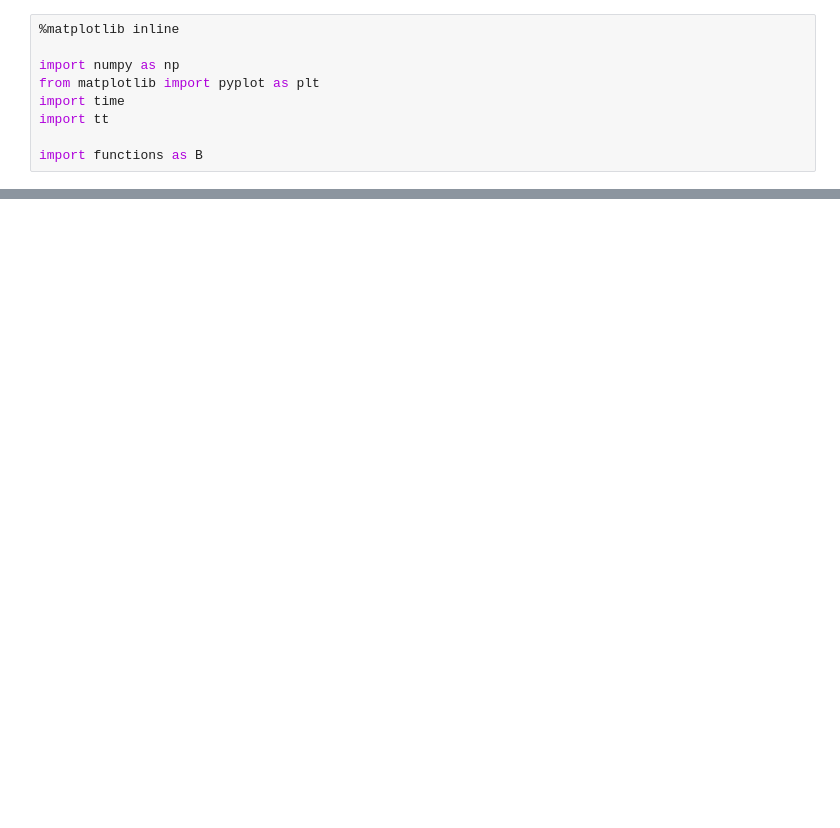
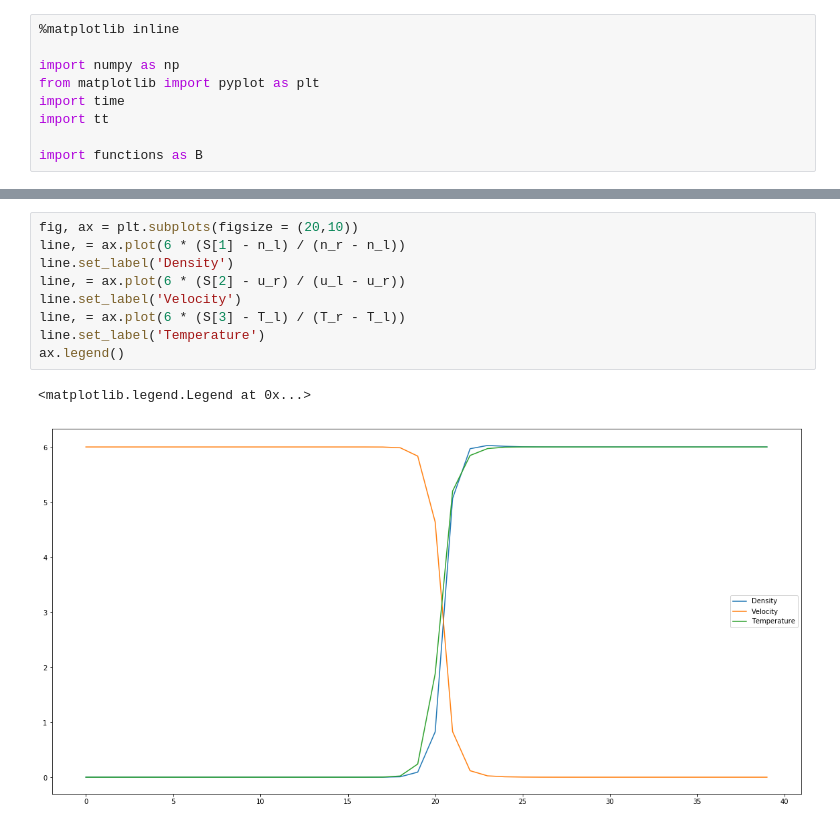
Before and after one commit to KornevEK/Boltzmann, a Jupyter notebook: REA_Solver_Boltzmann_TT_Execute.ipynb, the cells around one changed output, grey strips where cells are left out. Cells and saved outputs as stored; diff of their text form; blank space fills up the shorter version.

```diff
--- a/REA_Solver_Boltzmann_TT_Execute.ipynb
+++ b/REA_Solver_Boltzmann_TT_Execute.ipynb
@@ -66,0 +67,12 @@ time = 123.188284
+# %%
+fig, ax = plt.subplots(figsize = (20,10))
+line, = ax.plot(6 * (S[1] - n_l) / (n_r - n_l))
+line.set_label('Density')
+line, = ax.plot(6 * (S[2] - u_r) / (u_l - u_r))
+line.set_label('Velocity')
+line, = ax.plot(6 * (S[3] - T_l) / (T_r - T_l))
+line.set_label('Temperature')
+ax.legend()
+# %% [output]
+<matplotlib.legend.Legend at 0x...>
+[figure, added]
```
Also changed, not shown: parts of 5 cells of this notebook, 1 other file.
